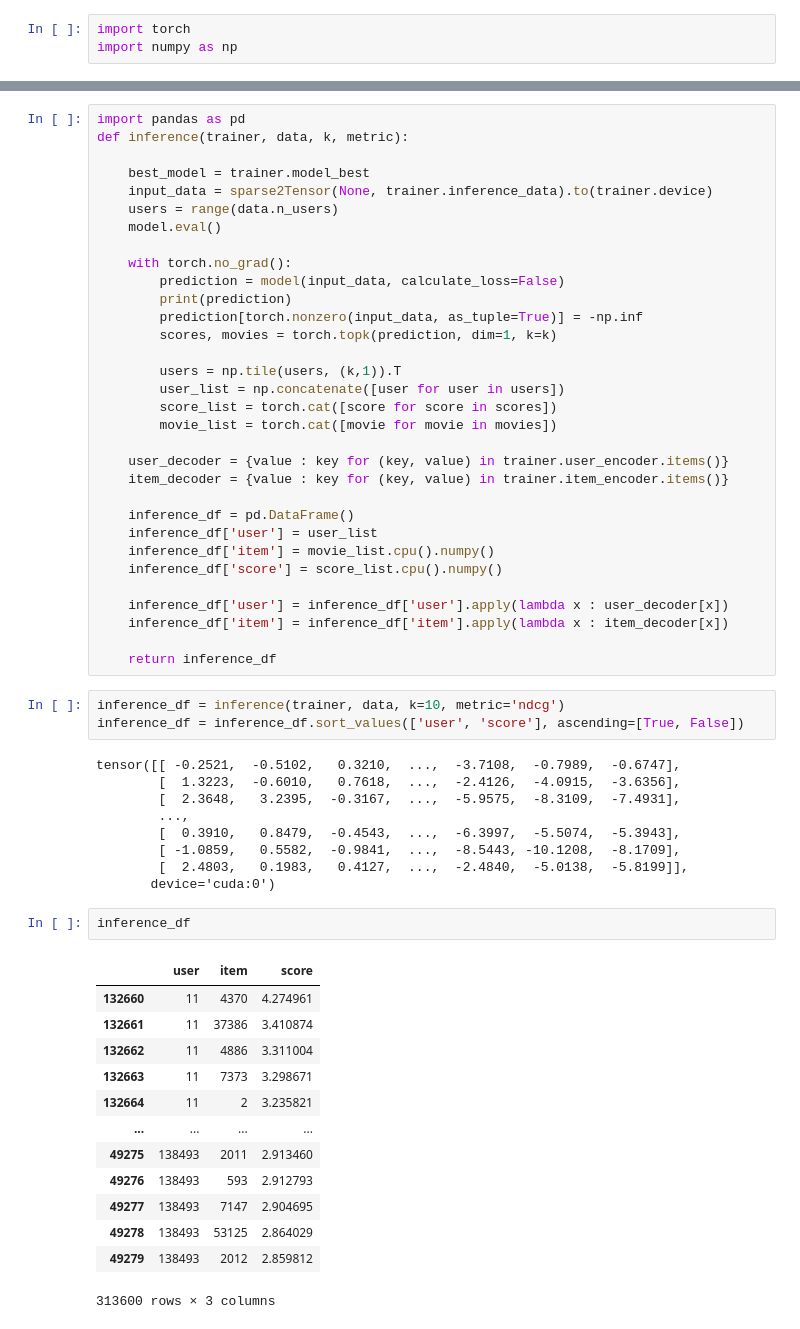
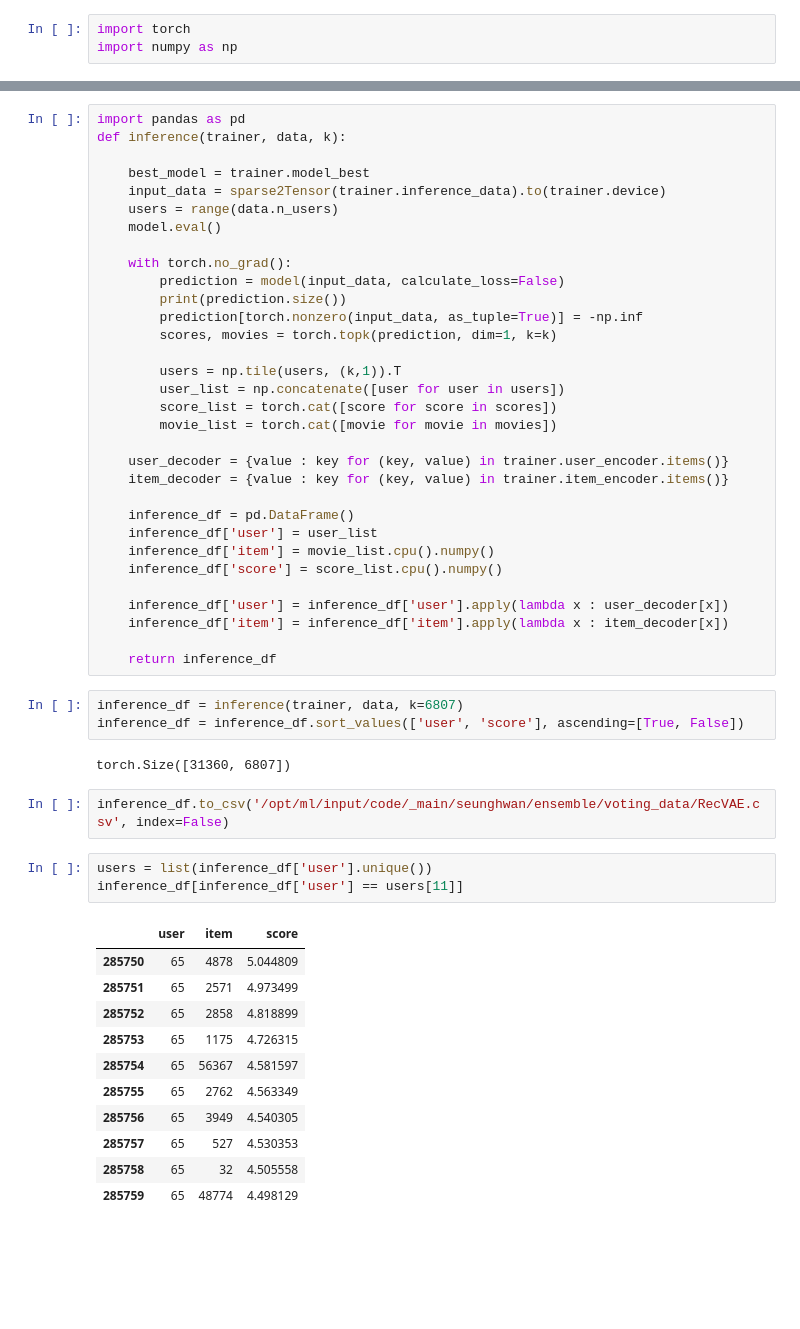
Before and after one commit to boostcampaitech3/level2-movie-recommendation-level2-recsys-12, a Jupyter notebook: seunghwan/RecVAE/_notebook_runner.ipynb, the cells around one changed output, grey strips where cells are left out. Saved outputs shown, nothing was run; the diff lists cells and outputs as text; blank space fills up the shorter version.

```diff
--- a/seunghwan/RecVAE/_notebook_runner.ipynb
+++ b/seunghwan/RecVAE/_notebook_runner.ipynb
@@ -220,15 +200,15 @@ VAE(
 # %%
 import pandas as pd
-def inference(trainer, data, k, metric):
+def inference(trainer, data, k):
 
     best_model = trainer.model_best
-    input_data = sparse2Tensor(None, trainer.inference_data).to(trainer.device)
+    input_data = sparse2Tensor(trainer.inference_data).to(trainer.device)
     users = range(data.n_users)
     model.eval()
 
     with torch.no_grad():
         prediction = model(input_data, calculate_loss=False)
-        print(prediction)
+        print(prediction.size())
         prediction[torch.nonzero(input_data, as_tuple=True)] = -np.inf
         scores, movies = torch.topk(prediction, dim=1, k=k)
 
@@ -250,30 +230,24 @@ def inference(trainer, data, k, metric):
 
     return inference_df
 # %%
-inference_df = inference(trainer, data, k=10, metric='ndcg')
+inference_df = inference(trainer, data, k=6807)
 inference_df = inference_df.sort_values(['user', 'score'], ascending=[True, False])
 # %% [output]
-tensor([[ -0.2521,  -0.5102,   0.3210,  ...,  -3.7108,  -0.7989,  -0.6747],
-        [  1.3223,  -0.6010,   0.7618,  ...,  -2.4126,  -4.0915,  -3.6356],
-        [  2.3648,   3.2395,  -0.3167,  ...,  -5.9575,  -8.3109,  -7.4931],
-        ...,
-        [  0.3910,   0.8479,  -0.4543,  ...,  -6.3997,  -5.5074,  -5.3943],
-        [ -1.0859,   0.5582,  -0.9841,  ...,  -8.5443, -10.1208,  -8.1709],
-        [  2.4803,   0.1983,   0.4127,  ...,  -2.4840,  -5.0138,  -5.8199]],
-       device='cuda:0')
+torch.Size([31360, 6807])
 # %%
-inference_df
+inference_df.to_csv('/opt/ml/input/code/_main/seunghwan/ensemble/voting_data/RecVAE.csv', index=False)
-# %% [output]
-|  | user | item | score |
-| 132660 | 11 | 4370 | 4.274961 |
-| 132661 | 11 | 37386 | 3.410874 |
-| 132662 | 11 | 4886 | 3.311004 |
-| 132663 | 11 | 7373 | 3.298671 |
-| 132664 | 11 | 2 | 3.235821 |
-| ... | ... | ... | ... |
-| 49275 | 138493 | 2011 | 2.913460 |
-| 49276 | 138493 | 593 | 2.912793 |
-| 49277 | 138493 | 7147 | 2.904695 |
-| 49278 | 138493 | 53125 | 2.864029 |
-| 49279 | 138493 | 2012 | 2.859812 |
-313600 rows × 3 columns
+# %%
+users = list(inference_df['user'].unique())
+inference_df[inference_df['user'] == users[11]]
+# %% [output]
+|  | user | item | score |
+| 285750 | 65 | 4878 | 5.044809 |
+| 285751 | 65 | 2571 | 4.973499 |
+| 285752 | 65 | 2858 | 4.818899 |
+| 285753 | 65 | 1175 | 4.726315 |
+| 285754 | 65 | 56367 | 4.581597 |
+| 285755 | 65 | 2762 | 4.563349 |
+| 285756 | 65 | 3949 | 4.540305 |
+| 285757 | 65 | 527 | 4.530353 |
+| 285758 | 65 | 32 | 4.505558 |
+| 285759 | 65 | 48774 | 4.498129 |
```
Also changed, not shown: parts of 8 cells of this notebook, 1 other file.
